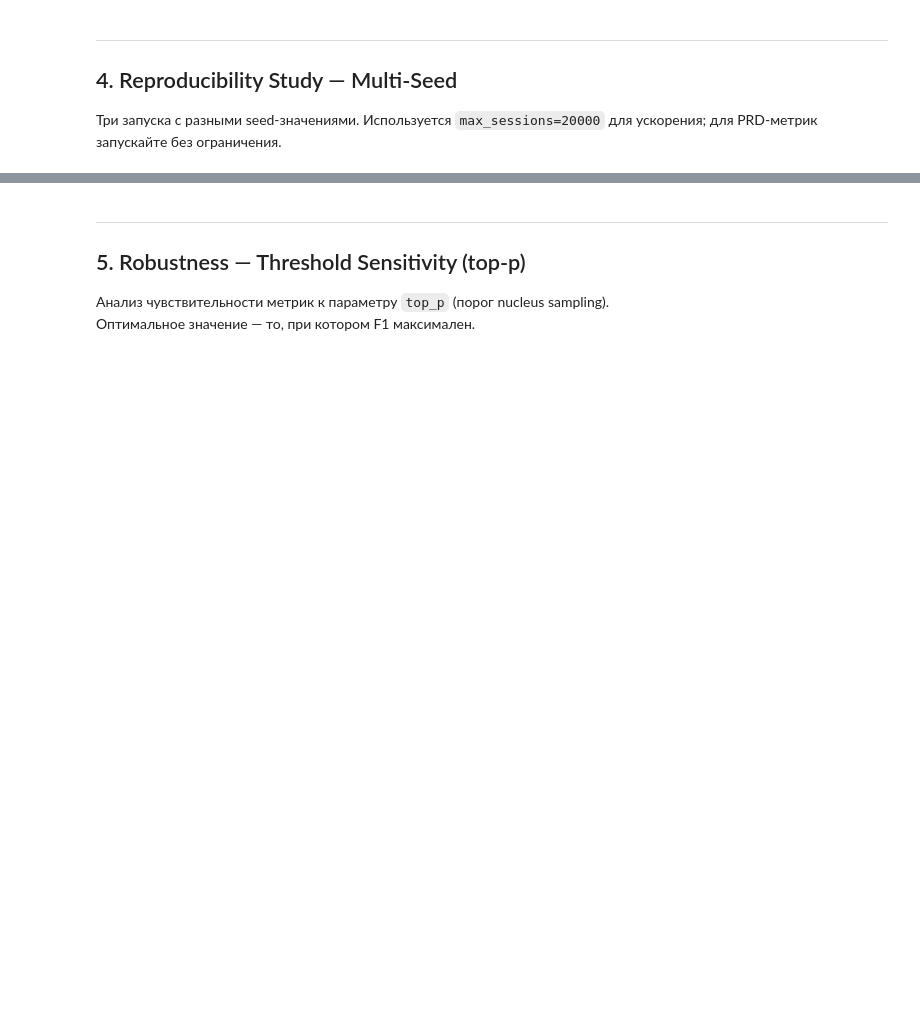
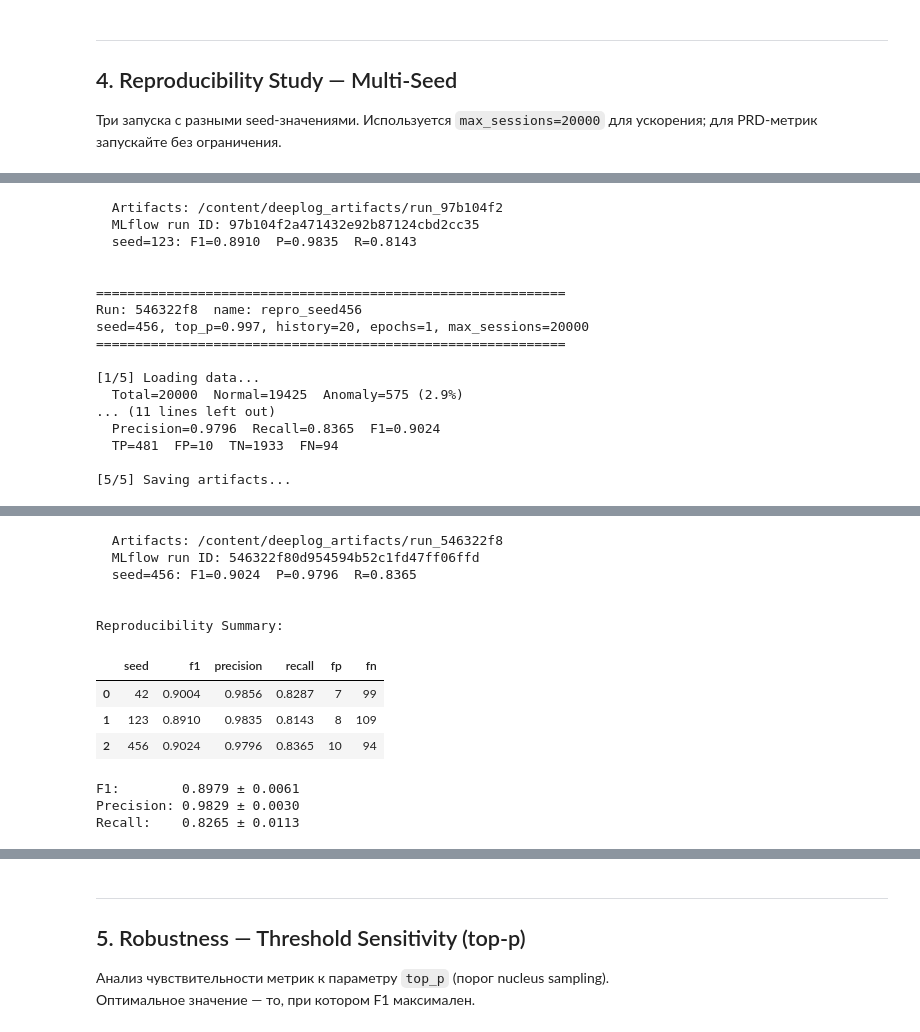
Before and after one commit to r-artyukhov/22-team-project, a Jupyter notebook: MLflow/MLflow_HDFS_Experiments.ipynb, the cells around one changed output, grey strips where cells are left out. Drawn from its saved outputs; the diff is of its cells as text; code cells hidden in the pictures; blank space fills up the shorter version.

```diff
--- a/MLflow/MLflow_HDFS_Experiments.ipynb
+++ b/MLflow/MLflow_HDFS_Experiments.ipynb
@@ -190,14 +220,14 @@ Data path:      /content/22-team-project/HDFS_v1/preprocessed/Event_traces.csv
 @dataclass
 class Config:
     """All hyperparameters. Fully logged to MLflow on every run."""
-    # Data
-    csv_path:     str            = ''      # filled below after DATA_PATH is known
-    seed:         int            = 42
-    max_sessions: Optional[int]  = None    # None = all; set e.g. 20000 for quick runs
+    # Путь к данным — всегда передавай явно: Config(csv_path=str(DATA_PATH), ...)
+    csv_path:     str           = ''
+    seed:         int           = 42
+    max_sessions: Optional[int] = None   # None = все; e.g. 20000 для быстрого теста
 
     # Path (event sequence) model
     history_size:    int   = 20
-    top_p:           float = 0.997         # nucleus sampling threshold
+    top_p:           float = 0.997
     event_embed_dim: int   = 16
     path_hidden_dim: int   = 64
     path_num_layers: int   = 2
@@ -210,16 +240,9 @@ class Config:
     train_ratio: float = 0.8
     valid_ratio: float = 0.1
 
-    device: str = ''   # filled below after DEVICE is known
+    device: str = DEVICE
 
 
-# Populate runtime defaults (DATA_PATH and DEVICE come from previous cells)
-Config.__dataclass_fields__['csv_path'].default = str(DATA_PATH)
-Config.__dataclass_fields__['device'].default   = DEVICE
-
-# Quick sanity-check
-cfg_default = Config()
-print(f'csv_path: {cfg_default.csv_path}')
-print(f'device:   {cfg_default.device}')
-print(f'top_p:    {cfg_default.top_p}  history: {cfg_default.history_size}  epochs: {cfg_default.path_epochs}')
+print(f'Config defined. Default device: {Config().device}')
+print('Использование: Config(csv_path=str(DATA_PATH), seed=42, ...)')
 # %% [output]
@@ -1051,14 +1178,14 @@ else:
 
 Три запуска с разными seed-значениями. Используется `max_sessions=20000` для ускорения; для PRD-метрик запускайте без ограничения.
 # %%
-REPRO_SEEDS   = [42, 123, 456]
-REPRO_SESSIONS = 20000   # set to None for full dataset
+REPRO_SEEDS    = [42, 123, 456]
+REPRO_SESSIONS = 20000   # подмножество для скорости
 
 repro_results = []
 for seed in REPRO_SEEDS:
     r = run_experiment(
-        Config(seed=seed, path_epochs=1, top_p=0.997,
-               max_sessions=REPRO_SESSIONS),
+        Config(csv_path=str(DATA_PATH), seed=seed,
+               path_epochs=1, top_p=0.997, max_sessions=REPRO_SESSIONS),
         run_name=f'repro_seed{seed}'
     )
     repro_results.append({
@@ -1074,7 +1201,11 @@ for seed in REPRO_SEEDS:
 
 df_repro = pd.DataFrame(repro_results)
 print('\nReproducibility Summary:')
-display(df_repro[['seed', 'f1', 'precision', 'recall', 'fp', 'fn']])
+try:
+    display(df_repro[['seed', 'f1', 'precision', 'recall', 'fp', 'fn']])
+except Exception:
+    print(df_repro[['seed', 'f1', 'precision', 'recall', 'fp', 'fn']].to_string(index=False))
 print(f"F1:        {df_repro['f1'].mean():.4f} ± {df_repro['f1'].std():.4f}")
 print(f"Precision: {df_repro['precision'].mean():.4f} ± {df_repro['precision'].std():.4f}")
 print(f"Recall:    {df_repro['recall'].mean():.4f} ± {df_repro['recall'].std():.4f}")
+# %% [output]
@@ -1080,0 +1254,17 @@ print(f"Recall:    {df_repro['recall'].mean():.4f} ± {df_repro['recall'].std():
+  Artifacts: /content/deeplog_artifacts/run_97b104f2
+  MLflow run ID: 97b104f2a471432e92b87124cbd2cc35
+  seed=123: F1=0.8910  P=0.9835  R=0.8143
+
+
+============================================================
+Run: 546322f8  name: repro_seed456
+seed=456, top_p=0.997, history=20, epochs=1, max_sessions=20000
+============================================================
+
+[1/5] Loading data...
+  Total=20000  Normal=19425  Anomaly=575 (2.9%)
+... (11 lines left out)
+  Precision=0.9796  Recall=0.8365  F1=0.9024
+  TP=481  FP=10  TN=1933  FN=94
+
+[5/5] Saving artifacts...
@@ -1081,3 +1275,16 @@ print(f"Recall:    {df_repro['recall'].mean():.4f} ± {df_repro['recall'].std():
+  Artifacts: /content/deeplog_artifacts/run_546322f8
+  MLflow run ID: 546322f80d954594b52c1fd47ff06ffd
+  seed=456: F1=0.9024  P=0.9796  R=0.8365
+
+
+Reproducibility Summary:
+|  | seed | f1 | precision | recall | fp | fn |
+| 0 | 42 | 0.9004 | 0.9856 | 0.8287 | 7 | 99 |
+| 1 | 123 | 0.8910 | 0.9835 | 0.8143 | 8 | 109 |
+| 2 | 456 | 0.9024 | 0.9796 | 0.8365 | 10 | 94 |
+F1:        0.8979 ± 0.0061
+Precision: 0.9829 ± 0.0030
+Recall:    0.8265 ± 0.0113
 # %%
 # Reproducibility bar chart
 fig, axes = plt.subplots(1, 3, figsize=(13, 4))
```
Also changed, not shown: parts of 16 cells of this notebook.
